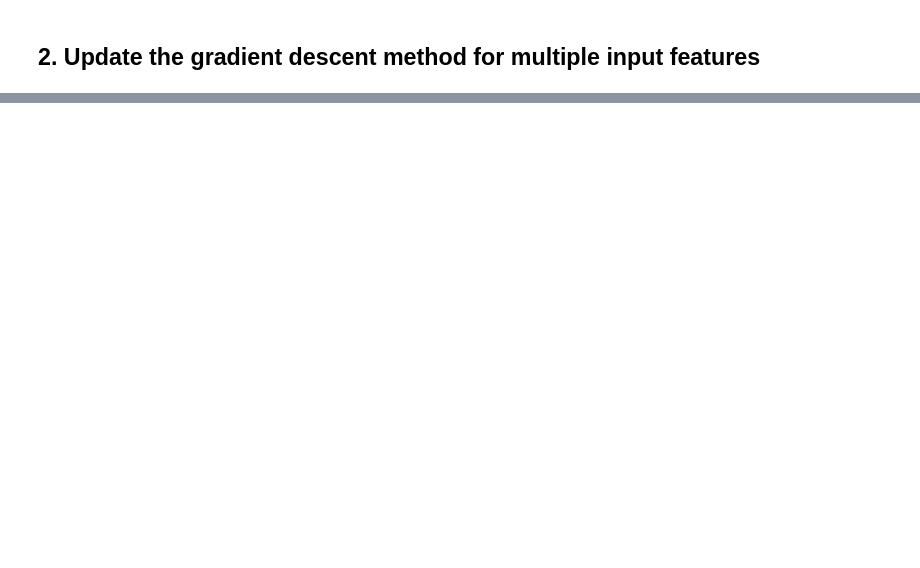
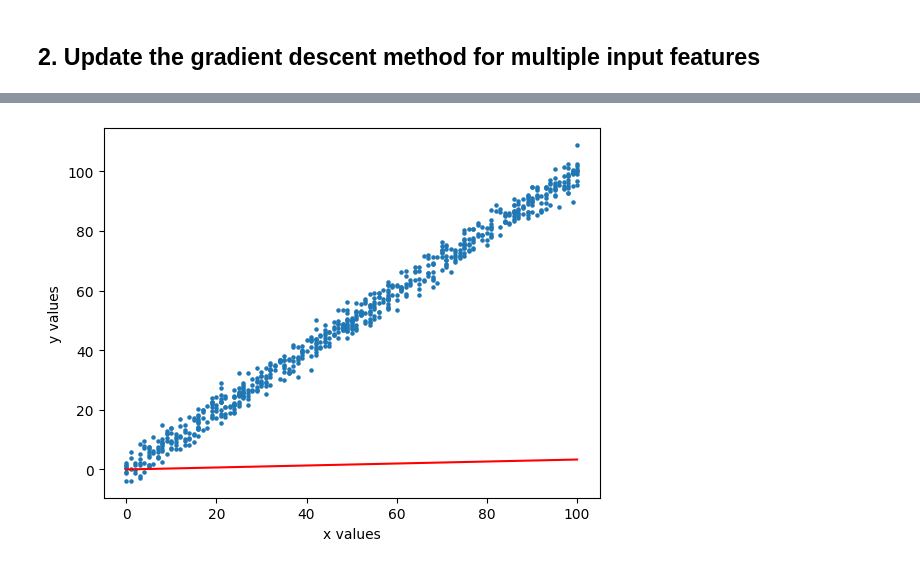
Before and after one commit to AIwaziri/Ai-305-LAB-ML, a Jupyter notebook: LAB03/AI305-week3-LR.ipynb, the cells around one changed output, grey strips where cells are left out. Saved outputs shown, nothing was run; the diff lists cells and outputs as text; code cells hidden in the pictures; blank space fills up the shorter version.

```diff
--- a/LAB03/AI305-week3-LR.ipynb
+++ b/LAB03/AI305-week3-LR.ipynb
@@ -269,2 +288,12 @@ ValueError: all the input array dimensions except for the concatenation axis mus
 # %% [markdown]
 ## 2. Update the gradient descent method for multiple input features
+# %%
+def plot_LR_New(X, Y, w, b):
+    plt.figure()
+    plt.xlabel("x values")
+    plt.ylabel("y values")
+    xx = np.linspace(X[:, 0].min(), X[:, 0].max(), 100)
+    h = w[0] * xx + b
+    plt.plot(xx, h, color="red")
+    plt.scatter(X[:, 0], Y, s=5)
+    plt.show()
@@ -271,64 +305,44 @@ ValueError: all the input array dimensions except for the concatenation axis mus
 # %%
 
-def gradient_descent_multi(X, Y, w, b, alpha):
+X1 = data[['x','y']]
+Y1 = data['y']
+X = X1.values
+Y = Y1.values
 
-    dl_dw = np.zeros(len(X[0])) #gradient with respect to the weight w
-    dl_db = 0.0 #gradient with respect to the weight b
-    N = len(X) #the total number of data points
-
-    #loop Through Data Points to Calculate Gradients
+def gradient_descent_mul(X, Y, w, b, alpha):
+    dl_dw = np.zeros(w.shape)
+    dl_db = 0.0
+    N = len(X)
     for i in range(N):
-        for j in range(len(X[0])):
-            dl_dw[j] += -1*X[i][j] * (Y[i] - (np.dot(w,X[i]) + b))
+        dl_dw += -1*X[i] * (Y[i] - (np.dot(w,X[i]) + b))
         dl_db += -1*(Y[i] - (np.dot(w,X[i]) + b))
 
-    #update w and b
-    #adding a normalization factor 1/float(N) to prevent w and b from becoming too large
     w = w - (1/float(N))* dl_dw * alpha
     b = b -  (1/float(N))* dl_db * alpha
 
     return w, b
 
-def cost_function_multi (X, Y, w, b):
+def cost_function_multi(X, Y, w, b):
+    N = len(X)
+    total_error = 0.0
+    for i in range(N):
+        total_error += (Y[i] - (np.dot(w,X[i]) - b))**2
 
-        N = len(X)
-        total_error = 0.0 #total squared error over all data points (will be updated)
-
-        #loop Through Data Points
-        for i in range(N):
-            total_error += (Y[i] - (np.dot(w,X[i]) - b))**2
-
-        return total_error / (2*float(N))
+    return total_error / (2*float(N))
 
 def train_multi(X, Y, w, b, alpha, n_iter):
+    for i in range(n_iter):
+        w, b = gradient_descent_mul(X, Y, w, b, alpha)
+        if i % 50 == 0:
+            print ("iteration:", i, "cost: ", cost_function_multi(X, Y, w, b))
+            plot_LR_New(X, Y, w, b)
+    return w, b
 
-        for i in range(n_iter):
-            w, b = gradient_descent_multi(X, Y, w, b, alpha)
-
-            if i % 50 == 0:
-                print ("iteration:", i, "cost: ", cost_function_multi(X, Y, w, b))
-                #plot_LR(X, Y, w, b)
-
-        return w, b
-
-def predict_multi(x, w, b):
-    return np.dot(x,w) + b
-
-X = np.array([[1,2],[2,3],[3,4],[4,5],[5,6],[6,7],[7,8],[8,9],[9,10],[10,11]])
-Y = np.array([2,3,4,5,6,7,8,9,10,11])
-w = np.zeros(len(X[0]))
+w = np.zeros(X.shape[1])
 b = 0.0
 alpha = 0.00001
-n_iter = 200
-
-w, b = train_multi(X, Y, w, b, alpha, n_iter)
-print(w)
-print(b)
-
-x_new = np.array([11,12])
-y_new = predict_multi(x_new, w, b)
-
-print("theta1= ", w)
-print("theta0= ",b)
-print("the new predicted value",y_new)
+num_iter = 200
+w, b = train_multi(X, Y, w, b, alpha, num_iter)
+print('weight: ',w)
+print('bias: ',b)
 # %% [output]
@@ -343,0 +350 @@ the new predicted value 2.0083074488950725
+[figure, added]
```
Also changed, not shown: parts of 6 cells of this notebook.
